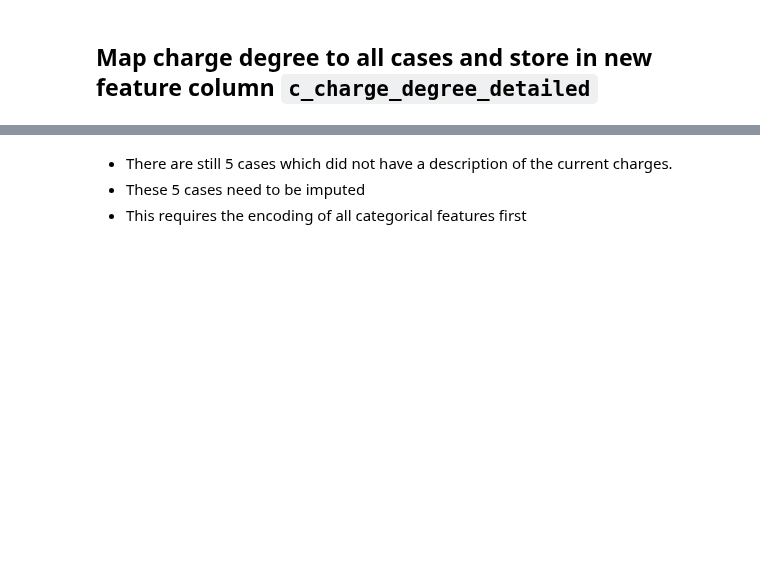
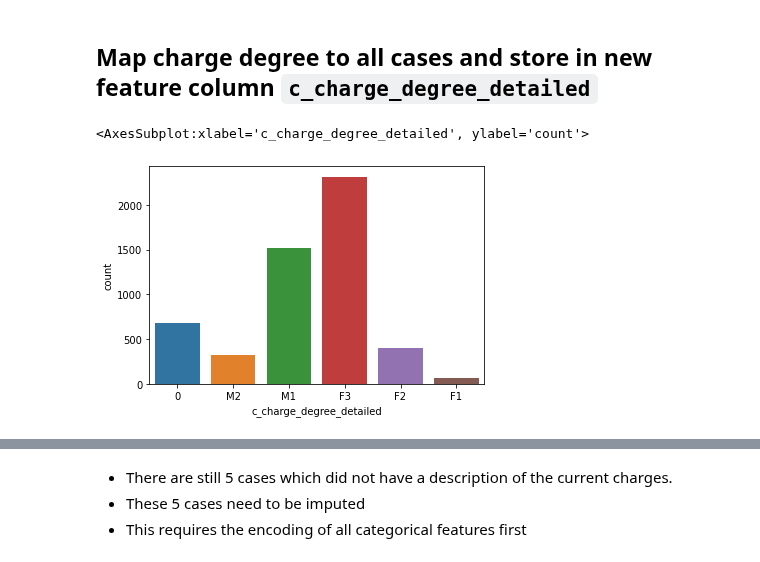
Before and after one commit to Heity94/Compas-recidivism-analysis, a Jupyter notebook: notebooks/Philipp/Data_preprocessing_Philipp.ipynb, the cells around one changed output, grey strips where cells are left out. Saved outputs shown, nothing was run; the diff lists cells and outputs as text; code cells hidden in the pictures; blank space fills up the shorter version.

```diff
--- a/notebooks/Philipp/Data_preprocessing_Philipp.ipynb
+++ b/notebooks/Philipp/Data_preprocessing_Philipp.ipynb
@@ -244,6 +263,11 @@ labeled_charges_master = pd.read_csv("labeled_charges_master.csv", index_col="c_
 # Map charge degree to all cases and store in new column "c_charge_degree_detailed"
 df_clean = df_clean.merge(labeled_charges_master, how="left", left_on="c_charge_desc", right_index=True)
 df_clean.reset_index(drop=True, inplace=True)
+# %%
+sns.countplot(x="c_charge_degree_detailed", data=df_clean, order=["0","M2", "M1", "F3", "F2", "F1"])
+# %% [output]
+<AxesSubplot:xlabel='c_charge_degree_detailed', ylabel='count'>
+[figure, added]
 # %%
 #Check NaN values (values which did not have a c_charge_desc in the original dataset)
 df_clean[df_clean.c_charge_degree_detailed.isnull()]
```
Also changed, not shown: parts of 48 cells of this notebook.
